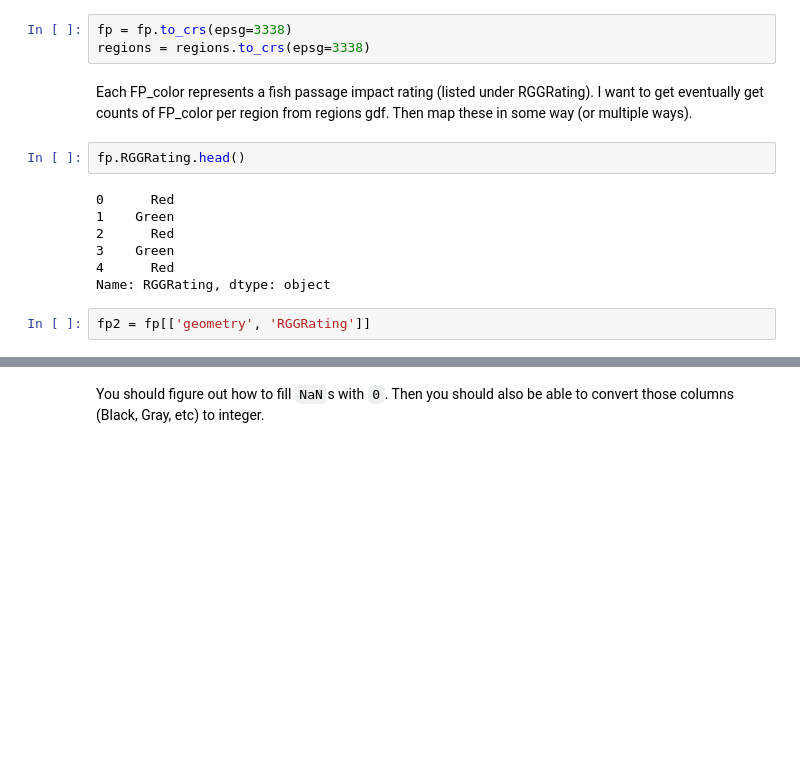
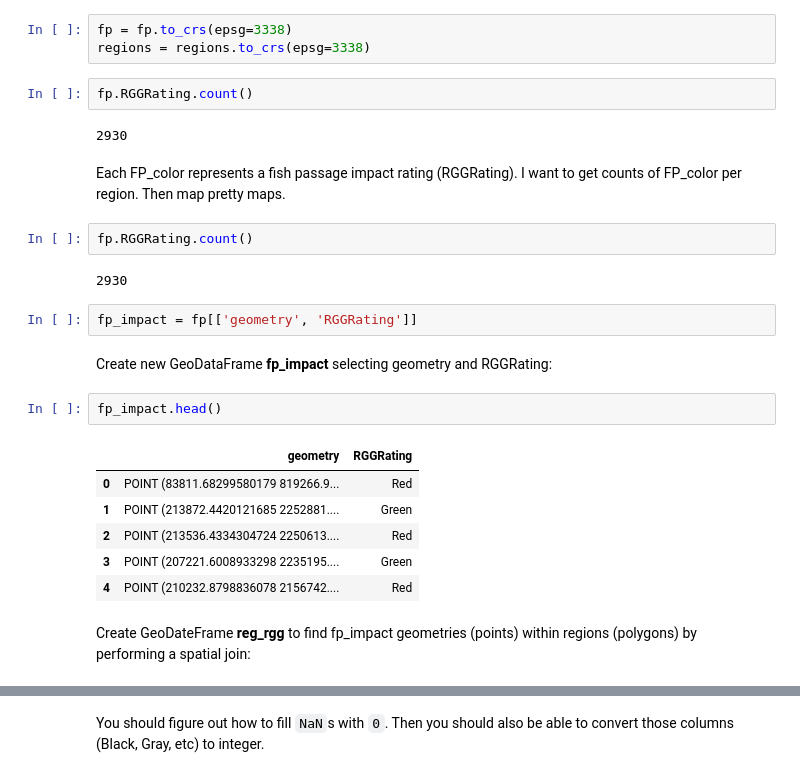
Before and after one commit to mariejohnson/spatial_analysis, a Jupyter notebook: RGG.ipynb, the cells around one changed output, grey strips where cells are left out. Drawn from its saved outputs; the diff is of its cells as text; blank space fills up the shorter version.

```diff
--- a/RGG.ipynb
+++ b/RGG.ipynb
@@ -15,18 +15,30 @@ regions = gpd.read_file(regs)
 # %%
 fp = fp.to_crs(epsg=3338)
 regions = regions.to_crs(epsg=3338)
+# %%
+fp.RGGRating.count()
+# %% [output]
+2930
 # %% [markdown]
-Each FP_color represents a fish passage impact rating (listed under RGGRating). I want to get eventually get counts of FP_color per region from regions gdf. Then map these in some way (or multiple ways).
+Each FP_color represents a fish passage impact rating (RGGRating). I want to get counts of FP_color per region. Then map pretty maps.
 # %%
-fp.RGGRating.head()
+fp.RGGRating.count()
 # %% [output]
-0      Red
-1    Green
-2      Red
-3    Green
-4      Red
-Name: RGGRating, dtype: object
+2930
 # %%
-fp2 = fp[['geometry', 'RGGRating']]
+fp_impact = fp[['geometry', 'RGGRating']]
+# %% [markdown]
+Create new GeoDataFrame __fp_impact__ selecting geometry and RGGRating:
+# %%
+fp_impact.head()
+# %% [output]
+|  | geometry | RGGRating |
+| 0 | POINT (83811.68299580179 819266.9... | Red |
+| 1 | POINT (213872.4420121685 2252881.... | Green |
+| 2 | POINT (213536.4334304724 2250613.... | Red |
+| 3 | POINT (207221.6008933298 2235195.... | Green |
+| 4 | POINT (210232.8798836078 2156742.... | Red |
+# %% [markdown]
+Create GeoDateFrame __reg_rgg__ to find fp_impact geometries (points) within regions (polygons) by performing a spatial join:
 # %%
 %%time
```
Also changed, not shown: parts of 18 cells of this notebook.
